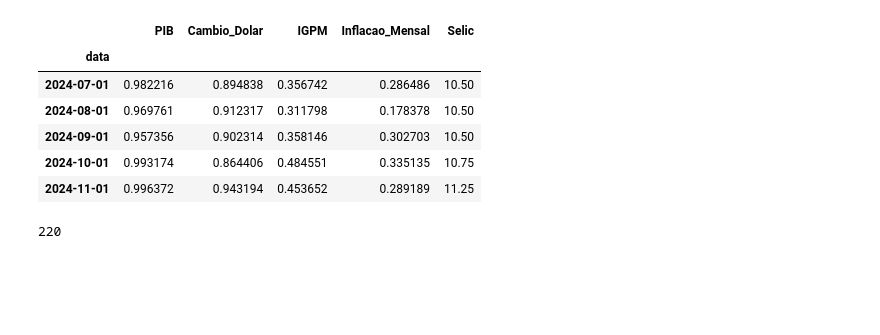
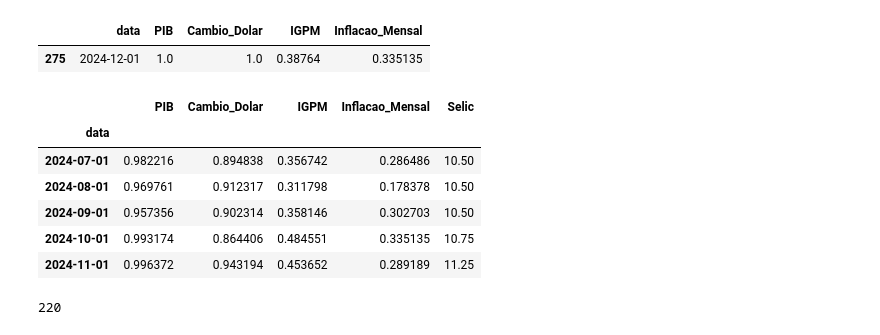
Before and after one commit to alyssonmontovanelli/Previsao_Juros_BACEN_IA, a Jupyter notebook: modelagem/modelagem_Normalizado.ipynb, the cells around one changed output. Saved outputs shown, nothing was run; the diff lists cells and outputs as text; code cells hidden in the pictures; blank space fills up the shorter version.

```diff
--- a/modelagem/modelagem_Normalizado.ipynb
+++ b/modelagem/modelagem_Normalizado.ipynb
@@ -26,3 +30,8 @@ dados_normalizados.set_index("data", inplace=True)
+# %%
+dados_novos_previsao
+# %% [output]
+|  | data | PIB | Cambio_Dolar | IGPM | Inflacao_Mensal |
+| 275 | 2024-12-01 | 1.0 | 1.0 | 0.38764 | 0.335135 |
 # %%
 dados_normalizados = dados_normalizados.drop(dados_normalizados.index[-1])
 # %%
```
Also changed, not shown: parts of 10 cells of this notebook, 4 other files.
